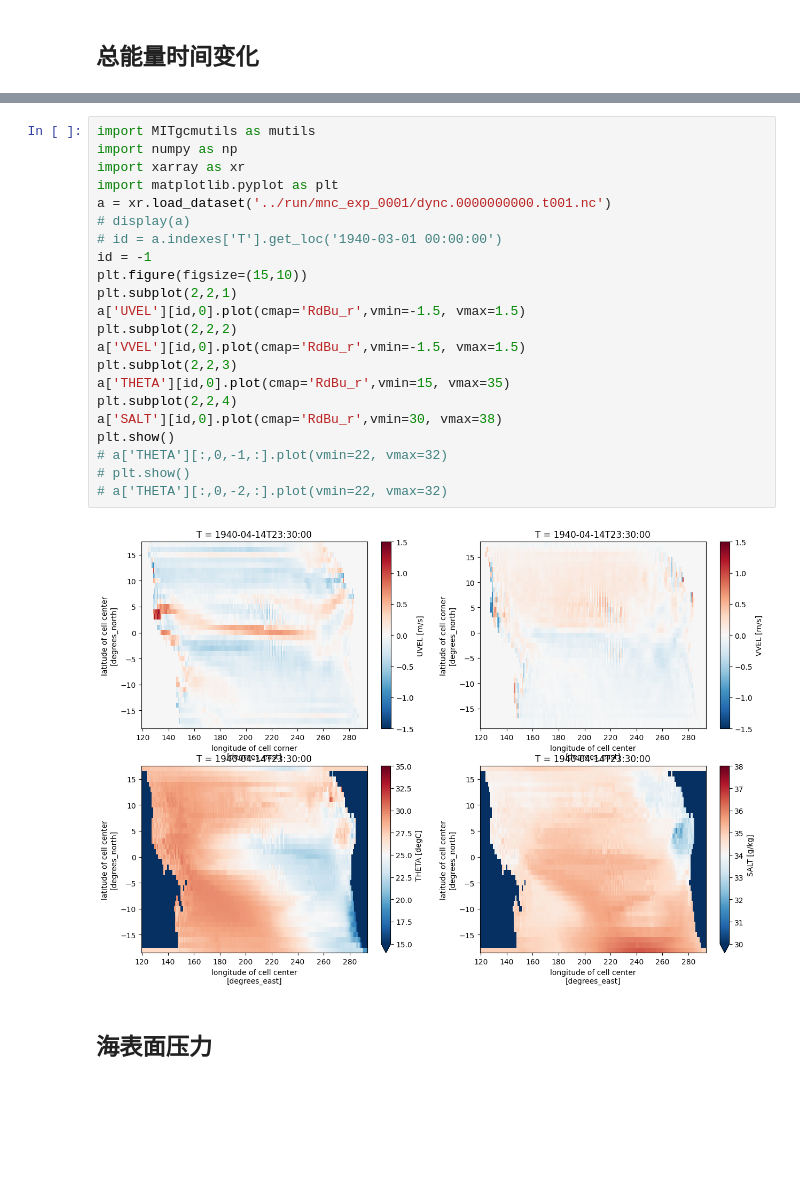
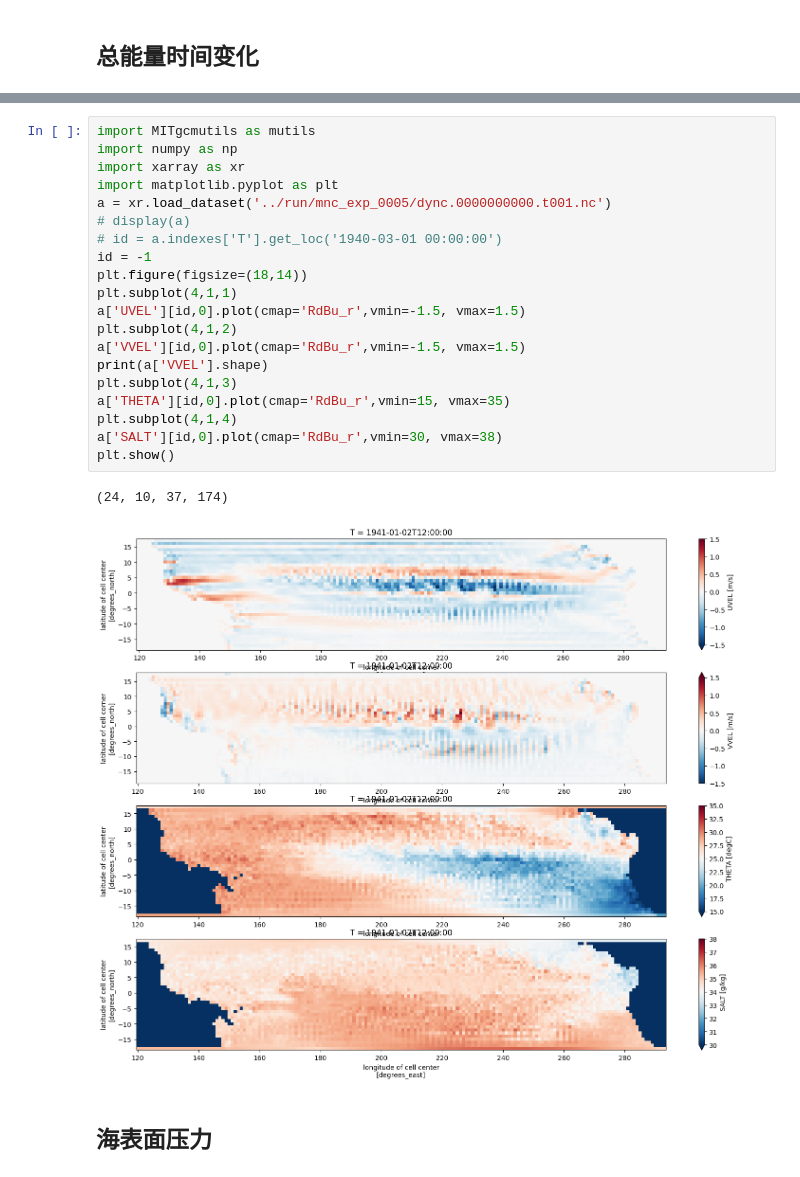
Before and after one commit to FattyZH/eqp-dlfv-mitgcm-era5, a Jupyter notebook: script/analysis.ipynb, the cells around one changed output, grey strips where cells are left out. Cells and saved outputs as stored; diff of their text form; blank space fills up the shorter version.

```diff
--- a/script/analysis.ipynb
+++ b/script/analysis.ipynb
@@ -21,27 +37,26 @@ with xr.open_dataset('../run/mnc_exp_0001/stat.0000000000.t001.nc') as a:
 # %%
 import MITgcmutils as mutils
 import numpy as np
 import xarray as xr
 import matplotlib.pyplot as plt
-a = xr.load_dataset('../run/mnc_exp_0001/dync.0000000000.t001.nc')
+a = xr.load_dataset('../run/mnc_exp_0005/dync.0000000000.t001.nc')
 # display(a)
 # id = a.indexes['T'].get_loc('1940-03-01 00:00:00')
 id = -1
-plt.figure(figsize=(15,10))
-plt.subplot(2,2,1)
+plt.figure(figsize=(18,14))
+plt.subplot(4,1,1)
 a['UVEL'][id,0].plot(cmap='RdBu_r',vmin=-1.5, vmax=1.5)
-plt.subplot(2,2,2)
+plt.subplot(4,1,2)
 a['VVEL'][id,0].plot(cmap='RdBu_r',vmin=-1.5, vmax=1.5)
-plt.subplot(2,2,3)
+print(a['VVEL'].shape)
+plt.subplot(4,1,3)
 a['THETA'][id,0].plot(cmap='RdBu_r',vmin=15, vmax=35)
-plt.subplot(2,2,4)
+plt.subplot(4,1,4)
 a['SALT'][id,0].plot(cmap='RdBu_r',vmin=30, vmax=38)
 plt.show()
-# a['THETA'][:,0,-1,:].plot(vmin=22, vmax=32)
-# plt.show()
-# a['THETA'][:,0,-2,:].plot(vmin=22, vmax=32)
 # %% [output]
+(24, 10, 37, 174)
-[figure, old version]
+[figure, new version]
 # %% [markdown]
 ## 海表面压力
 # %%
```
Also changed, not shown: parts of 3 cells of this notebook, 4 other files.
